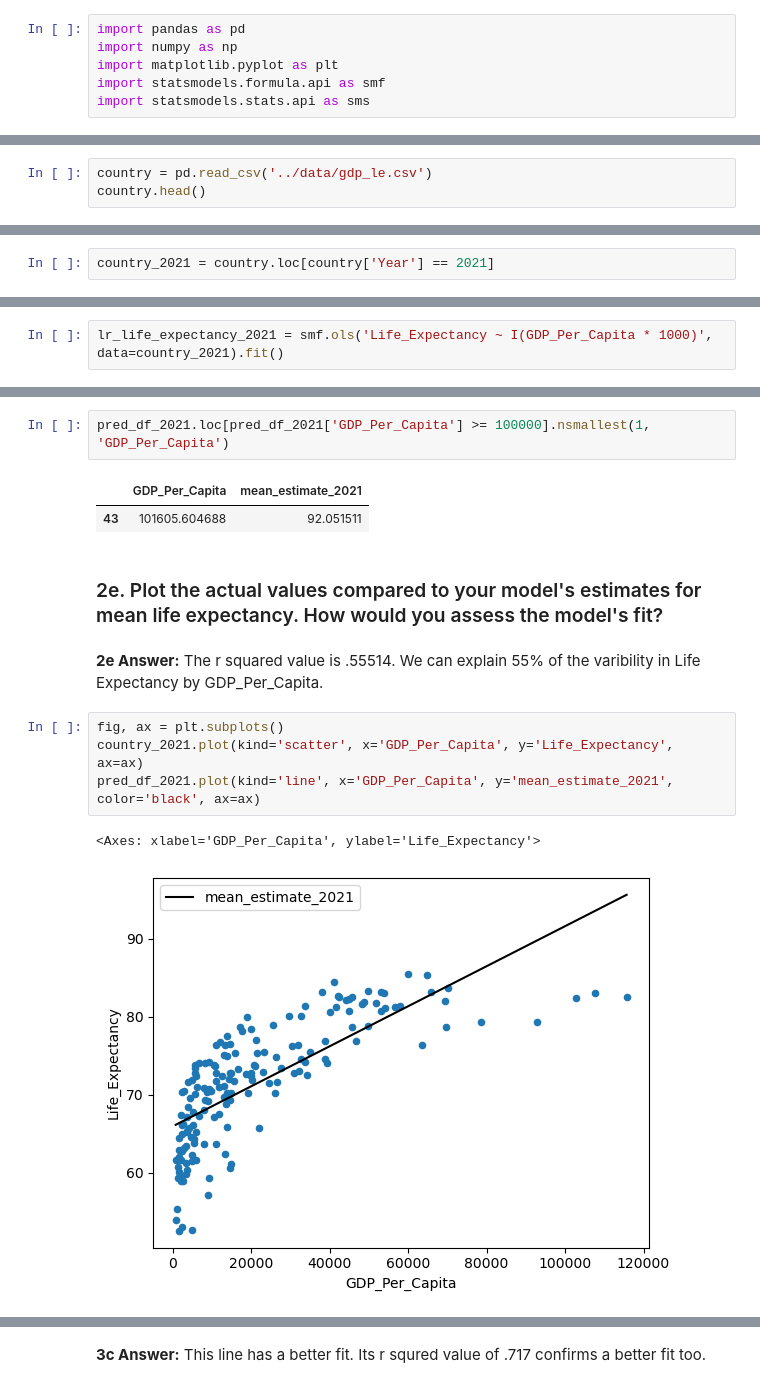
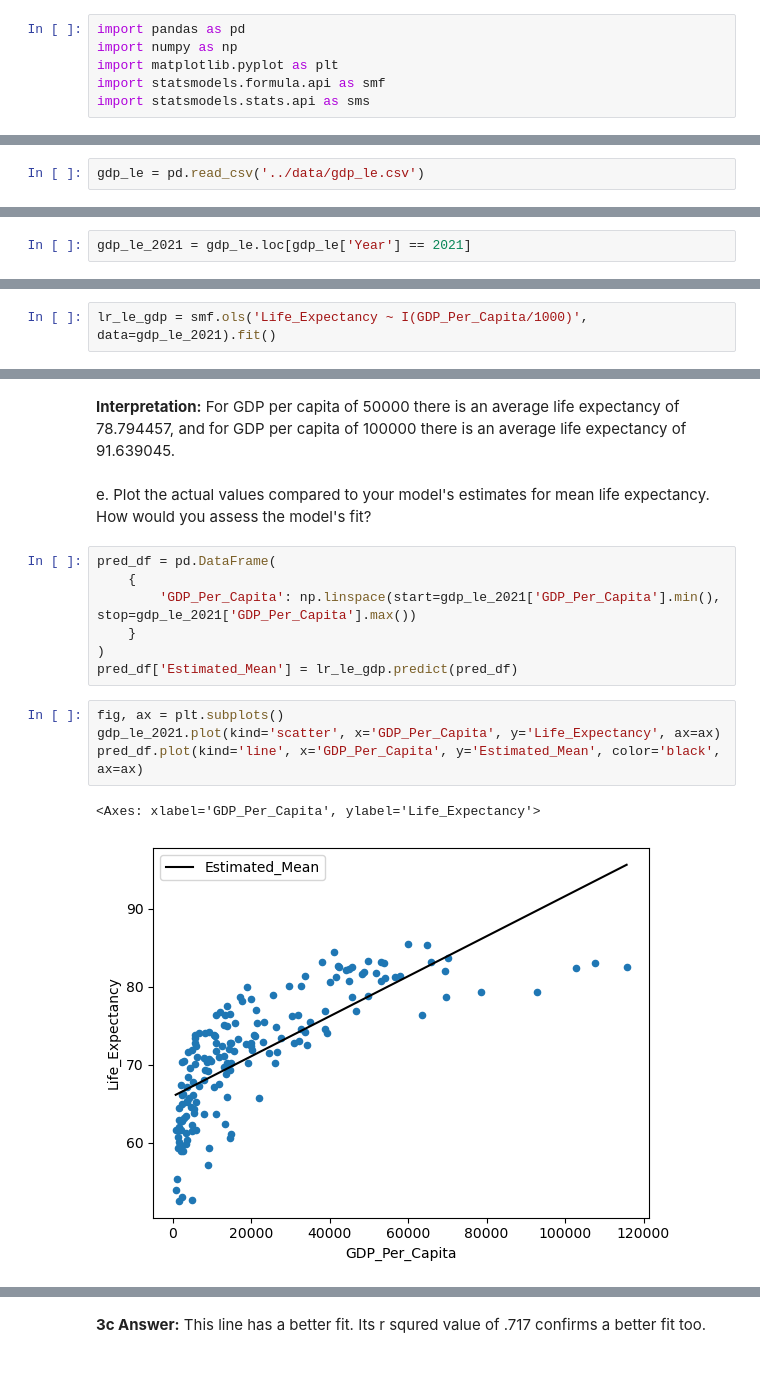
Before and after one commit to nss-data-science-cohort-8/un-linear-regression-BillyBrothers, a Jupyter notebook: notebooks/un_linear_regression.ipynb, the cells around one changed output, grey strips where cells are left out. Drawn from its saved outputs; the diff is of its cells as text.

```diff
--- a/notebooks/un_linear_regression.ipynb
+++ b/notebooks/un_linear_regression.ipynb
@@ -13,3 +9,2 @@ import statsmodels.stats.api as sms
 # %%
-country = pd.read_csv('../data/gdp_le.csv')
-country.head()
+gdp_le = pd.read_csv('../data/gdp_le.csv')
@@ -148,3 +112,3 @@ lr_life_expectancy.rsquared
 # %%
-country_2021 = country.loc[country['Year'] == 2021]
+gdp_le_2021 = gdp_le.loc[gdp_le['Year'] == 2021]
 # %%
@@ -171,3 +133,3 @@ dtype: float64
 # %%
-lr_life_expectancy_2021 = smf.ols('Life_Expectancy ~ I(GDP_Per_Capita * 1000)', data=country_2021).fit()
+lr_le_gdp = smf.ols('Life_Expectancy ~ I(GDP_Per_Capita/1000)', data=gdp_le_2021).fit()
 # %%
@@ -246,17 +215,19 @@ pred_df_2021.loc[pred_df_2021['GDP_Per_Capita'] >= 50000].nsmallest(1, 'GDP_Per_
-# %%
-pred_df_2021.loc[pred_df_2021['GDP_Per_Capita'] >= 100000].nsmallest(1, 'GDP_Per_Capita')
-# %% [output]
-|  | GDP_Per_Capita | mean_estimate_2021 |
-| 43 | 101605.604688 | 92.051511 |
+# %% [markdown]
+**Interpretation:** For GDP per capita of 50000 there is an average life expectancy of 78.794457, and for GDP per capita of 100000 there is an average life expectancy of 91.639045.
 # %% [markdown]
-### 2e. Plot the actual values compared to your model's estimates for mean life expectancy. How would you assess the model's fit?
+e. Plot the actual values compared to your model's estimates for mean life expectancy. How would you assess the model's fit?
-# %% [markdown]
-**2e Answer:** The r squared value is .55514. We can explain 55% of the varibility in Life Expectancy by GDP_Per_Capita.
+# %%
+pred_df = pd.DataFrame(
+    {
+        'GDP_Per_Capita': np.linspace(start=gdp_le_2021['GDP_Per_Capita'].min(), stop=gdp_le_2021['GDP_Per_Capita'].max())
+    }
+)
+pred_df['Estimated_Mean'] = lr_le_gdp.predict(pred_df)
 # %%
 fig, ax = plt.subplots()
-country_2021.plot(kind='scatter', x='GDP_Per_Capita', y='Life_Expectancy', ax=ax)
-pred_df_2021.plot(kind='line', x='GDP_Per_Capita', y='mean_estimate_2021', color='black', ax=ax)
+gdp_le_2021.plot(kind='scatter', x='GDP_Per_Capita', y='Life_Expectancy', ax=ax)
+pred_df.plot(kind='line', x='GDP_Per_Capita', y='Estimated_Mean', color='black', ax=ax)
 # %% [output]
 <Axes: xlabel='GDP_Per_Capita', ylabel='Life_Expectancy'>
-[figure, old version]
+[figure, new version]
 # %%
```
Also changed, not shown: parts of 96 cells of this notebook.
